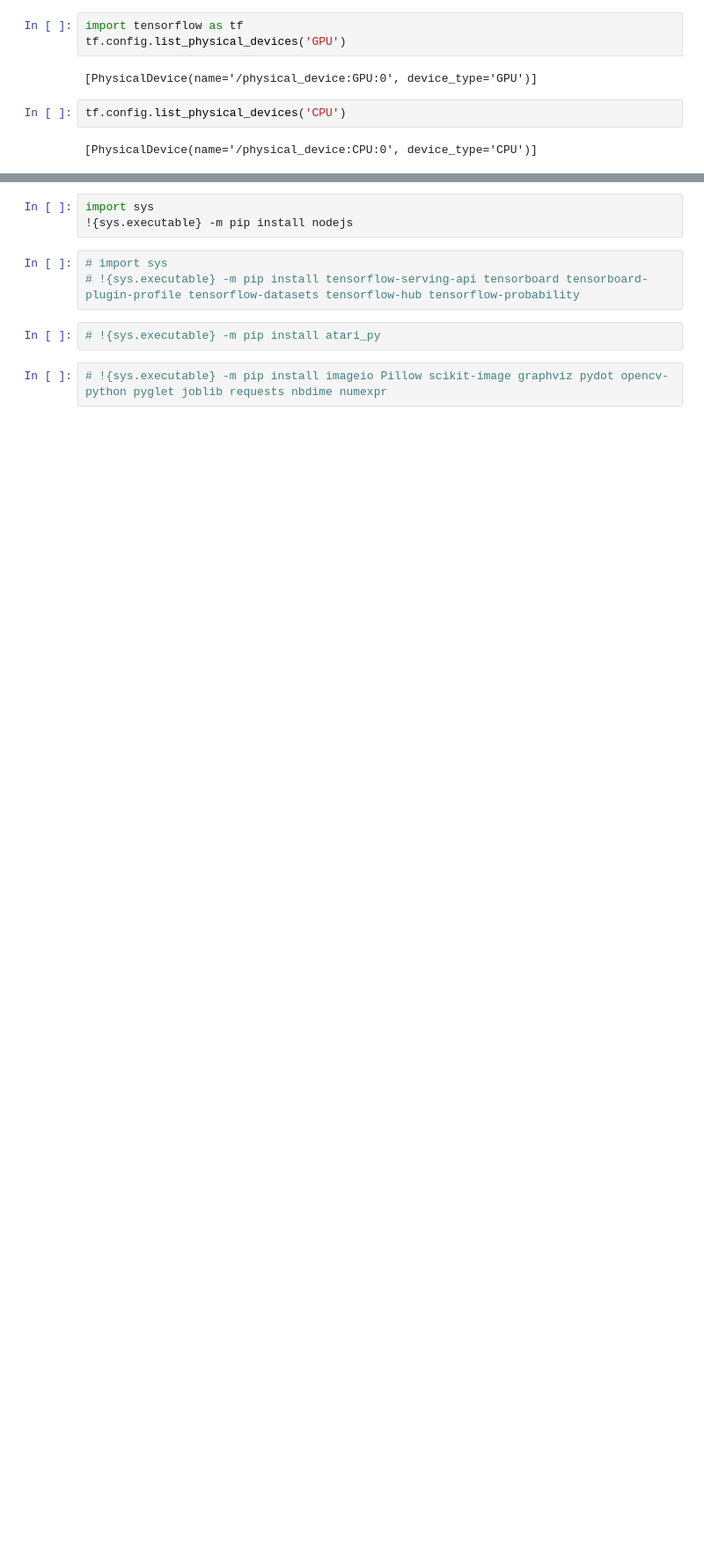
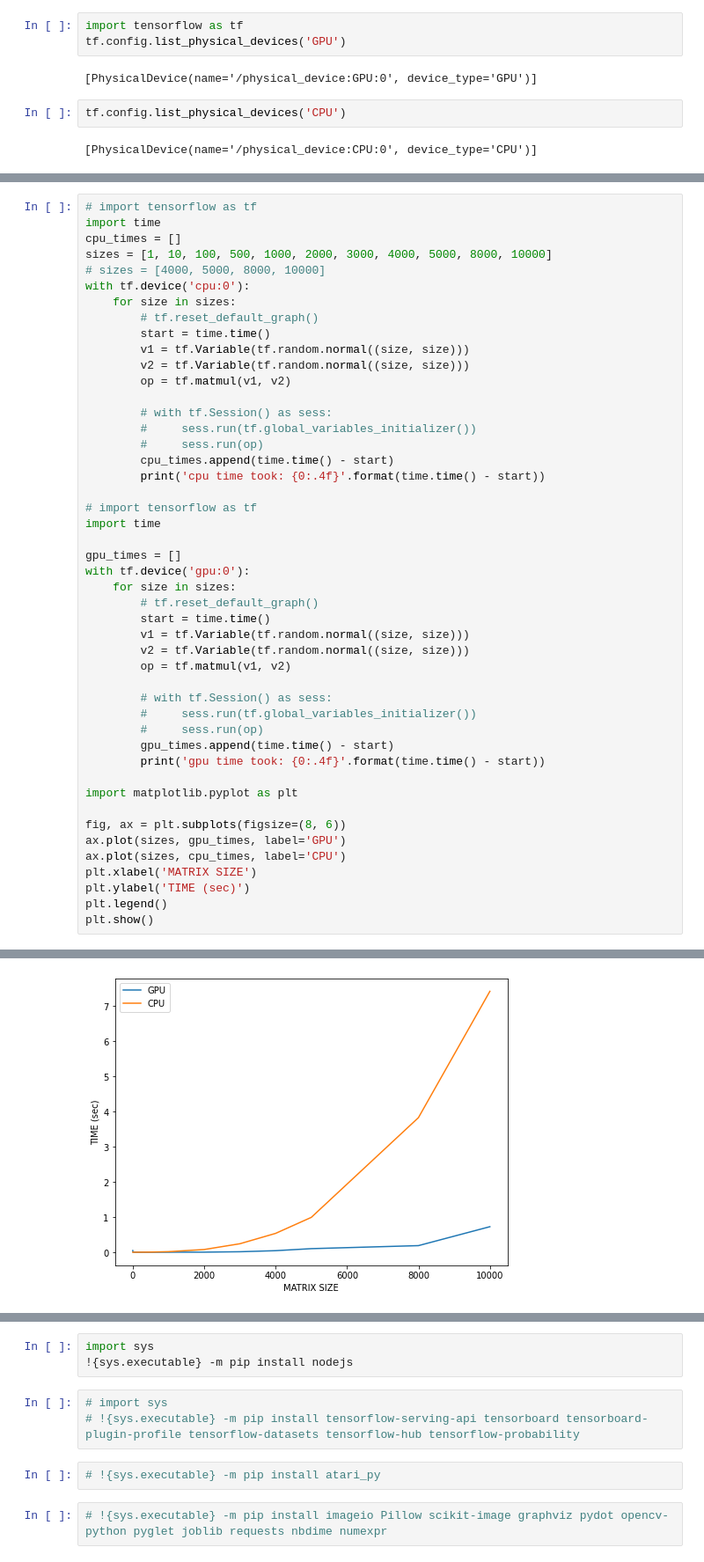
Before and after one commit to glukicov/ML_GPU, a Jupyter notebook: JupyterNB/GPU_tf_test.ipynb, the cells around one changed output, grey strips where cells are left out. Shown: that part at 88% size. Drawn from its saved outputs; the diff is of its cells as text; blank space fills up the shorter version.

```diff
--- a/JupyterNB/GPU_tf_test.ipynb
+++ b/JupyterNB/GPU_tf_test.ipynb
@@ -15,0 +68,48 @@ tf.config.list_physical_devices('CPU')
+# %%
+# import tensorflow as tf
+import time
+cpu_times = []
+sizes = [1, 10, 100, 500, 1000, 2000, 3000, 4000, 5000, 8000, 10000]
+# sizes = [4000, 5000, 8000, 10000]
+with tf.device('cpu:0'):
+    for size in sizes:
+        # tf.reset_default_graph()
+        start = time.time()
+        v1 = tf.Variable(tf.random.normal((size, size)))
+        v2 = tf.Variable(tf.random.normal((size, size)))
+        op = tf.matmul(v1, v2)
+
+        # with tf.Session() as sess:
+        #     sess.run(tf.global_variables_initializer())
+        #     sess.run(op)
+        cpu_times.append(time.time() - start)
+        print('cpu time took: {0:.4f}'.format(time.time() - start))
+
+# import tensorflow as tf
+import time
+
+gpu_times = []
+with tf.device('gpu:0'):
+    for size in sizes:
+        # tf.reset_default_graph()
+        start = time.time()
+        v1 = tf.Variable(tf.random.normal((size, size)))
+        v2 = tf.Variable(tf.random.normal((size, size)))
+        op = tf.matmul(v1, v2)
+
+        # with tf.Session() as sess:
+        #     sess.run(tf.global_variables_initializer())
+        #     sess.run(op)
+        gpu_times.append(time.time() - start)
+        print('gpu time took: {0:.4f}'.format(time.time() - start))
+
+import matplotlib.pyplot as plt
+
+fig, ax = plt.subplots(figsize=(8, 6))
+ax.plot(sizes, gpu_times, label='GPU')
+ax.plot(sizes, cpu_times, label='CPU')
+plt.xlabel('MATRIX SIZE')
+plt.ylabel('TIME (sec)')
+plt.legend()
+plt.show()
+# %% [output]
@@ -15,0 +133 @@ tf.config.list_physical_devices('CPU')
+[figure, added]
```
Also changed, not shown: parts of 10 cells of this notebook, 1 other file.
